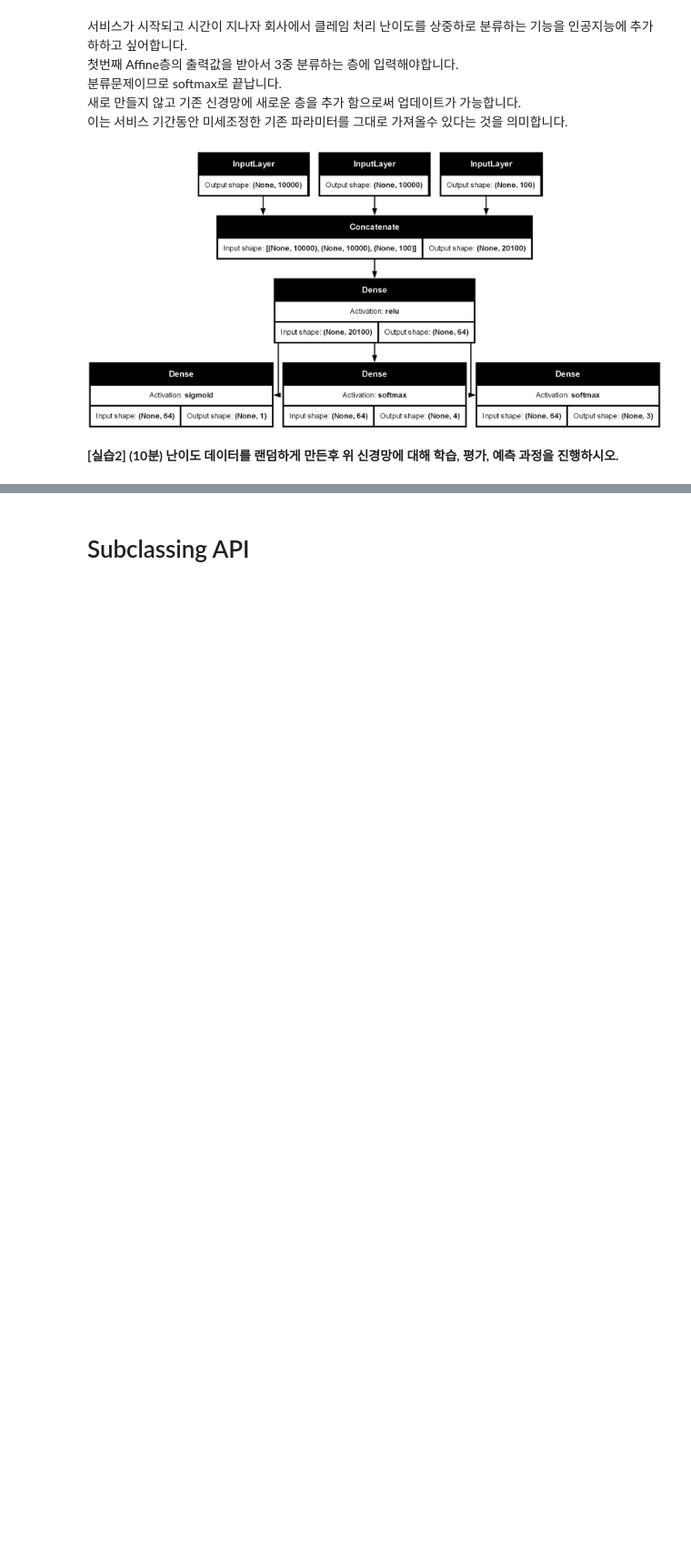
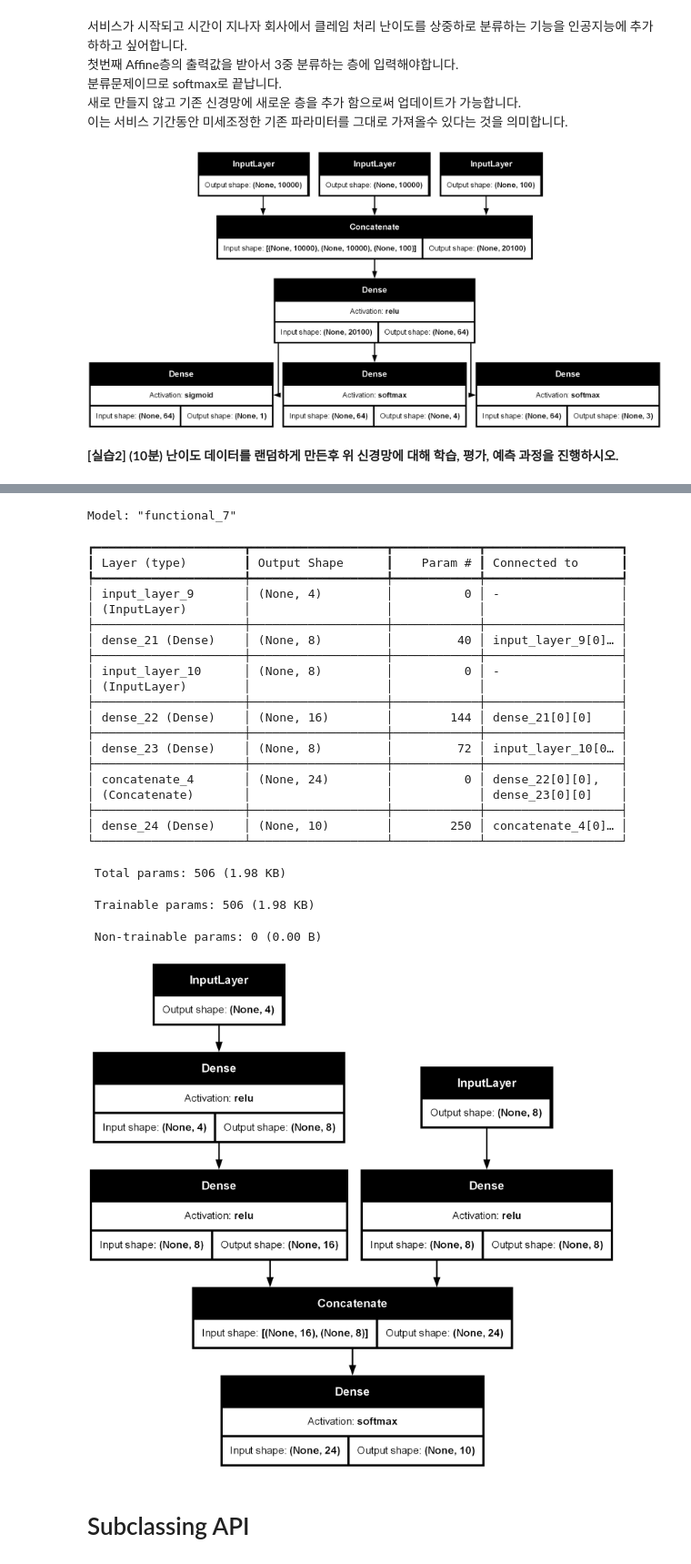
Before and after one commit to minwookkim115/ai, a Jupyter notebook: 08_07_CNN_keras/6강 함수형 API, Subclassing API.ipynb, the cells around one changed output, grey strips where cells are left out. Shown at 91% size. Cells and saved outputs as stored; diff of their text form; code cells hidden in the pictures; blank space fills up the shorter version.

```diff
--- a/08_07_CNN_keras/6강 함수형 API, Subclassing API.ipynb
+++ b/08_07_CNN_keras/6강 함수형 API, Subclassing API.ipynb
@@ -240,3 +322,45 @@ plot_model(new_model, show_shapes=True, show_layer_activations=True)
+# %%
+input1 = Input(shape=(4,))
+input2 = Input(shape=(8,))
+
+x1 = Dense(8, activation='relu')(input1)
+x2 = Dense(16, activation='relu')(x1)
+x3 = Dense(8, activation='relu')(input2)
+
+features = Concatenate()([x2, x3])
+
+output_ = Dense(10, activation='softmax')(features)
+
+test_model = Model(inputs=[input1, input2], outputs=output_)
+
+test_model.summary()
+plot_model(test_model, show_shapes=True, show_layer_activations=True)
+# %% [output]
+Model: "functional_7"
+┏━━━━━━━━━━━━━━━━━━━━━┳━━━━━━━━━━━━━━━━━━━┳━━━━━━━━━━━━┳━━━━━━━━━━━━━━━━━━━┓
+┃ Layer (type)        ┃ Output Shape      ┃    Param # ┃ Connected to      ┃
+┡━━━━━━━━━━━━━━━━━━━━━╇━━━━━━━━━━━━━━━━━━━╇━━━━━━━━━━━━╇━━━━━━━━━━━━━━━━━━━┩
+│ input_layer_9       │ (None, 4)         │          0 │ -                 │
+│ (InputLayer)        │                   │            │                   │
+├─────────────────────┼───────────────────┼────────────┼───────────────────┤
+│ dense_21 (Dense)    │ (None, 8)         │         40 │ input_layer_9[0]… │
+├─────────────────────┼───────────────────┼────────────┼───────────────────┤
+│ input_layer_10      │ (None, 8)         │          0 │ -                 │
+│ (InputLayer)        │                   │            │                   │
+├─────────────────────┼───────────────────┼────────────┼───────────────────┤
+│ dense_22 (Dense)    │ (None, 16)        │        144 │ dense_21[0][0]    │
+├─────────────────────┼───────────────────┼────────────┼───────────────────┤
+│ dense_23 (Dense)    │ (None, 8)         │         72 │ input_layer_10[0… │
+├─────────────────────┼───────────────────┼────────────┼───────────────────┤
+│ concatenate_4       │ (None, 24)        │          0 │ dense_22[0][0],   │
+│ (Concatenate)       │                   │            │ dense_23[0][0]    │
+├─────────────────────┼───────────────────┼────────────┼───────────────────┤
+│ dense_24 (Dense)    │ (None, 10)        │        250 │ concatenate_4[0]… │
+└─────────────────────┴───────────────────┴────────────┴───────────────────┘
+ Total params: 506 (1.98 KB)
+ Trainable params: 506 (1.98 KB)
+ Non-trainable params: 0 (0.00 B)
+[figure, added]
 # %% [markdown]
 # Subclassing API
 # %% [markdown]
```
Also changed, not shown: parts of 5 cells of this notebook, 5 other files.
